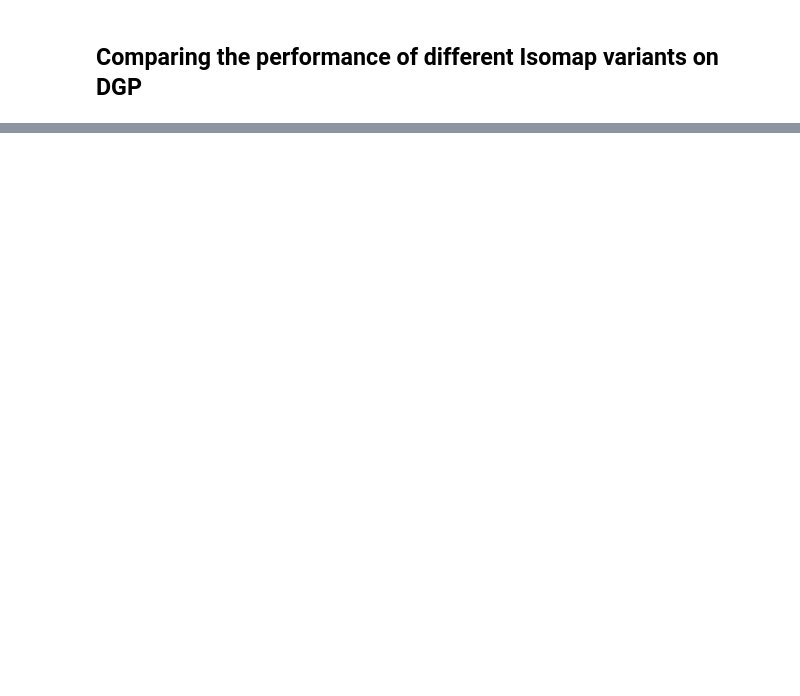
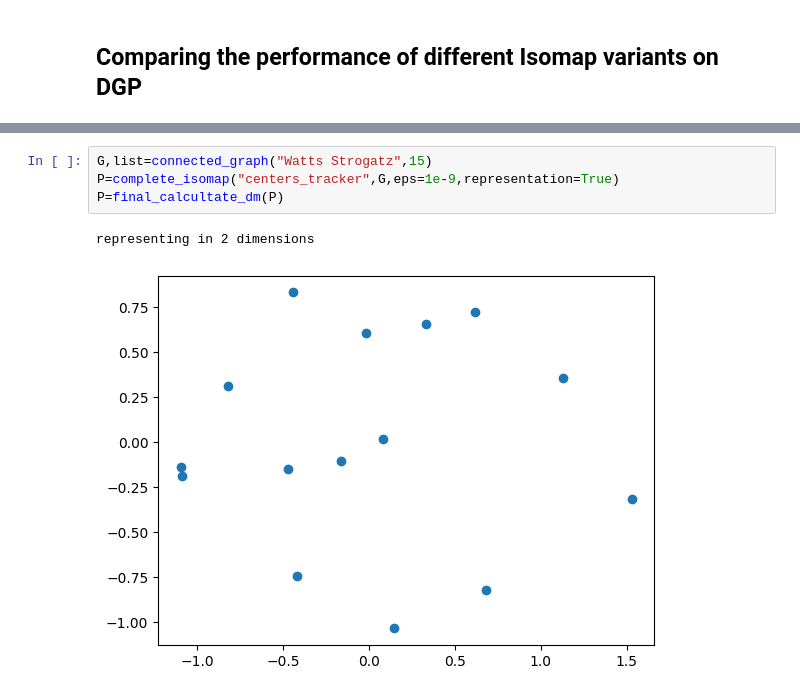
Before and after one commit to ffp5/Isomap_implementations, a Jupyter notebook: Isomap.ipynb, the cells around one changed output, grey strips where cells are left out. Drawn from its saved outputs; the diff is of its cells as text; blank space fills up the shorter version.

Commit message:
new isomap

```diff
--- a/Isomap.ipynb
+++ b/Isomap.ipynb
@@ -832,0 +852,7 @@ i=3, j=2, i_centroid=0, j_centroid=0
+# %%
+G,list=connected_graph("Watts Strogatz",15)
+P=complete_isomap("centers_tracker",G,eps=1e-9,representation=True)
+P=final_calcultate_dm(P)
+# %% [output]
+representing in 2 dimensions
+[figure, added]
```
Also changed, not shown: parts of 9 cells of this notebook.
